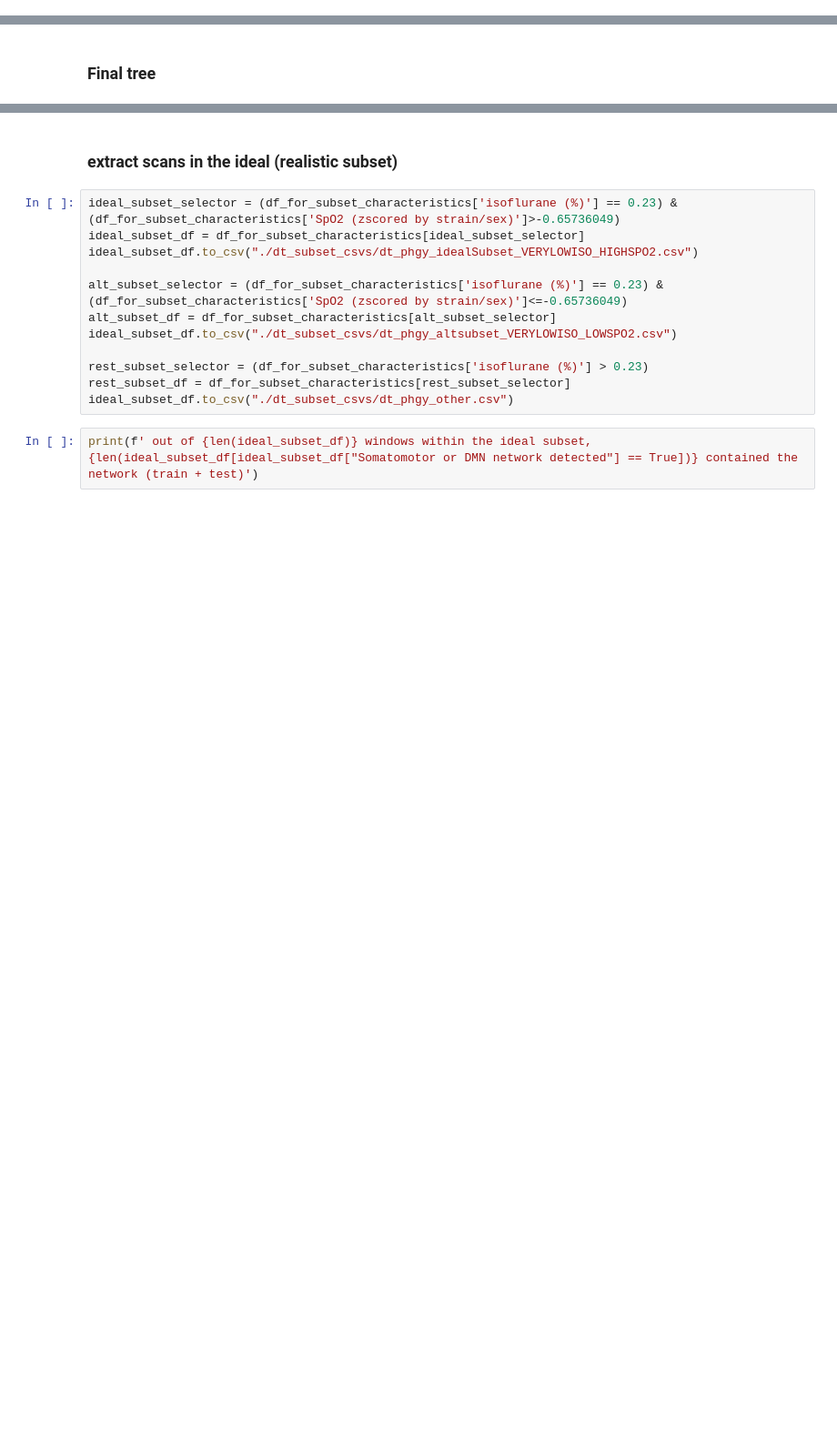
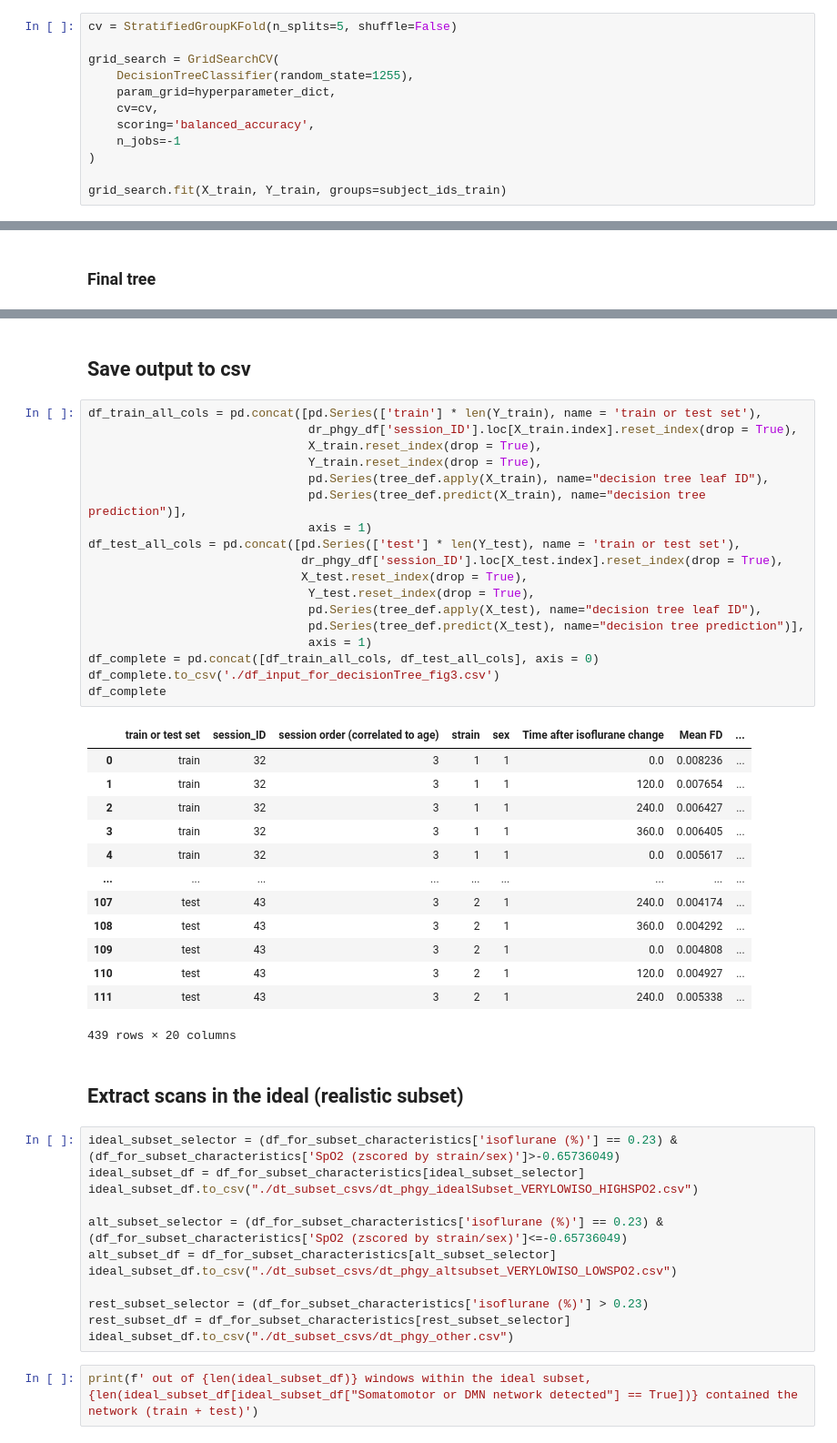
Before and after one commit to CoBrALab/mousefmri_acq_publication, a Jupyter notebook: 6_decision_tree/1_network_detectability_decision_tree.ipynb, the cells around one changed output, grey strips where cells are left out. Shown at 91% size. Saved outputs shown, nothing was run; the diff lists cells and outputs as text; blank space fills up the shorter version.

Commit message:
updated decision tree post review

```diff
--- a/6_decision_tree/1_network_detectability_decision_tree.ipynb
+++ b/6_decision_tree/1_network_detectability_decision_tree.ipynb
@@ -116,3 +191,15 @@ grid = list(ParameterGrid(hyperparameter_dict))
 print(f'There are {len(grid)} combinations to test')
 # %% [output]
 There are 12 combinations to test
+# %%
+cv = StratifiedGroupKFold(n_splits=5, shuffle=False)
+
+grid_search = GridSearchCV(
+    DecisionTreeClassifier(random_state=1255),
+    param_grid=hyperparameter_dict,
+    cv=cv,
+    scoring='balanced_accuracy',
+    n_jobs=-1
+)
+
+grid_search.fit(X_train, Y_train, groups=subject_ids_train)
@@ -360,5 +366,39 @@ weighted avg       0.81      0.79      0.79       112
+# %% [markdown]
+## Save output to csv
+# %%
+df_train_all_cols = pd.concat([pd.Series(['train'] * len(Y_train), name = 'train or test set'),
+                               dr_phgy_df['session_ID'].loc[X_train.index].reset_index(drop = True),
+                               X_train.reset_index(drop = True),
+                               Y_train.reset_index(drop = True),
+                               pd.Series(tree_def.apply(X_train), name="decision tree leaf ID"),
+                               pd.Series(tree_def.predict(X_train), name="decision tree prediction")],
+                               axis = 1)
+df_test_all_cols = pd.concat([pd.Series(['test'] * len(Y_test), name = 'train or test set'),
+                              dr_phgy_df['session_ID'].loc[X_test.index].reset_index(drop = True),
+                              X_test.reset_index(drop = True),
+                               Y_test.reset_index(drop = True),
+                               pd.Series(tree_def.apply(X_test), name="decision tree leaf ID"),
+                               pd.Series(tree_def.predict(X_test), name="decision tree prediction")],
+                               axis = 1)
+df_complete = pd.concat([df_train_all_cols, df_test_all_cols], axis = 0)
+df_complete.to_csv('./df_input_for_decisionTree_fig3.csv')
+df_complete
+# %% [output]
+|  | train or test set | session_ID | session order (correlated to age) | strain | sex | Time after isoflurane change | Mean FD | ... |
+| 0 | train | 32 | 3 | 1 | 1 | 0.0 | 0.008236 | ... |
+| 1 | train | 32 | 3 | 1 | 1 | 120.0 | 0.007654 | ... |
+| 2 | train | 32 | 3 | 1 | 1 | 240.0 | 0.006427 | ... |
+| 3 | train | 32 | 3 | 1 | 1 | 360.0 | 0.006405 | ... |
+| 4 | train | 32 | 3 | 1 | 1 | 0.0 | 0.005617 | ... |
+| ... | ... | ... | ... | ... | ... | ... | ... | ... |
+| 107 | test | 43 | 3 | 2 | 1 | 240.0 | 0.004174 | ... |
+| 108 | test | 43 | 3 | 2 | 1 | 360.0 | 0.004292 | ... |
+| 109 | test | 43 | 3 | 2 | 1 | 0.0 | 0.004808 | ... |
+| 110 | test | 43 | 3 | 2 | 1 | 120.0 | 0.004927 | ... |
+| 111 | test | 43 | 3 | 2 | 1 | 240.0 | 0.005338 | ... |
+439 rows × 20 columns
 # %% [markdown]
-### extract scans in the ideal (realistic subset)
+## Extract scans in the ideal (realistic subset)
 # %%
 ideal_subset_selector = (df_for_subset_characteristics['isoflurane (%)'] == 0.23) & (df_for_subset_characteristics['SpO2 (zscored by strain/sex)']>-0.65736049)
 ideal_subset_df = df_for_subset_characteristics[ideal_subset_selector]
```
Also changed, not shown: parts of 29 cells of this notebook.
